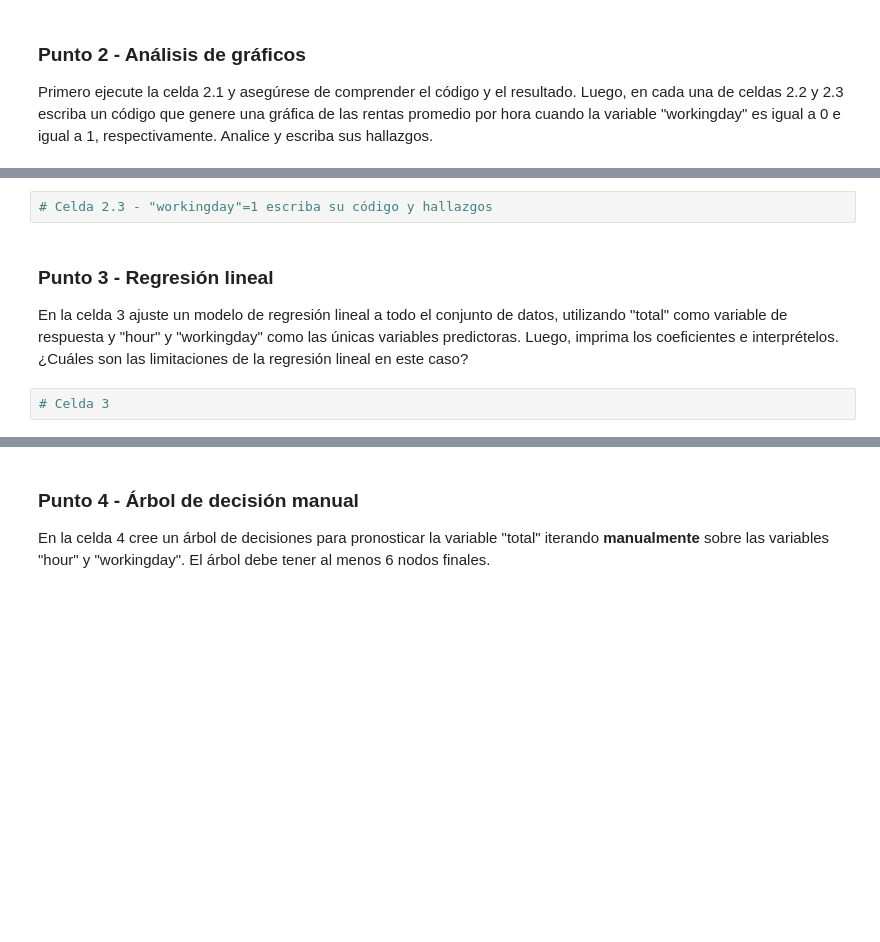
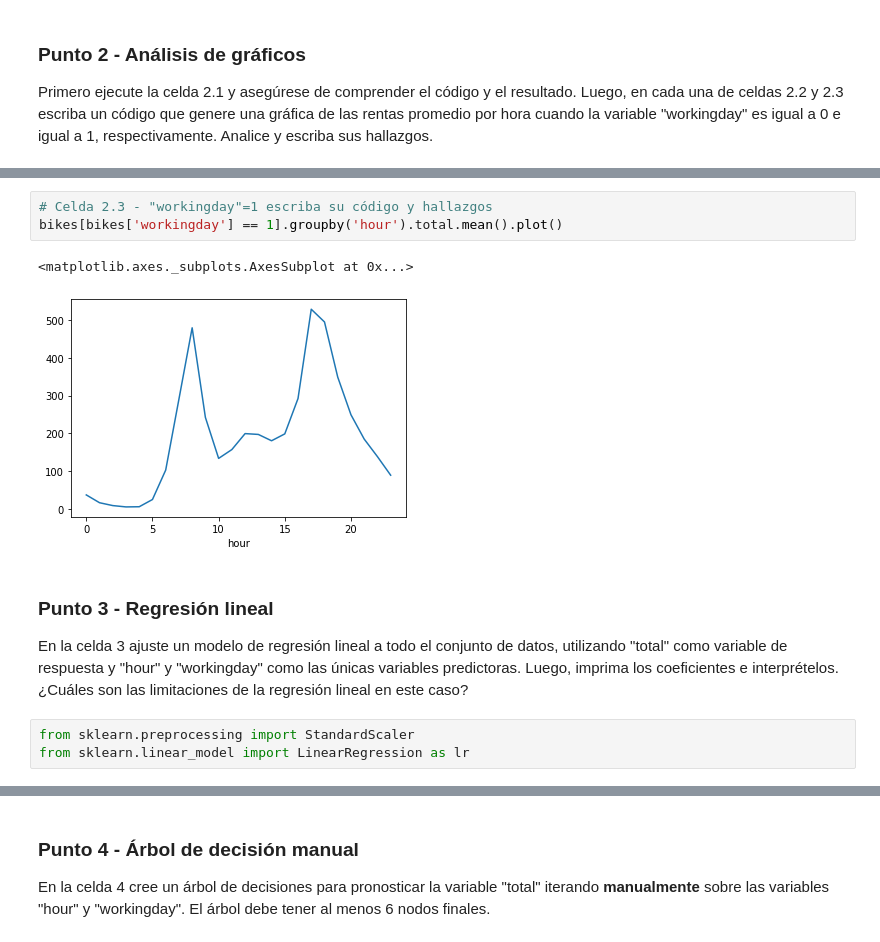
Before and after one commit to jdelgadoc201920046/entregas_ML_NLP, a Jupyter notebook: Semana 1/S1TC1_arboles_ensamblajes.ipynb, the cells around one changed output, grey strips where cells are left out. Saved outputs shown, nothing was run; the diff lists cells and outputs as text; blank space fills up the shorter version.

```diff
--- a/Semana 1/S1TC1_arboles_ensamblajes.ipynb
+++ b/Semana 1/S1TC1_arboles_ensamblajes.ipynb
@@ -54,7 +115,12 @@ bikes.groupby('hour').total.mean().plot()
 # %%
 # Celda 2.3 - "workingday"=1 escriba su código y hallazgos
+bikes[bikes['workingday'] == 1].groupby('hour').total.mean().plot()
+# %% [output]
+<matplotlib.axes._subplots.AxesSubplot at 0x...>
+[figure, added]
 # %% [markdown]
 ### Punto 3 - Regresión lineal
 En la celda 3 ajuste un modelo de regresión lineal a todo el conjunto de datos, utilizando "total" como variable de respuesta y "hour" y "workingday" como las únicas variables predictoras. Luego, imprima los coeficientes e interprételos. ¿Cuáles son las limitaciones de la regresión lineal en este caso?
-# %%
-# Celda 3
+# %%
+from sklearn.preprocessing import StandardScaler
+from sklearn.linear_model import LinearRegression as lr
```
Also changed, not shown: parts of 43 cells of this notebook.
